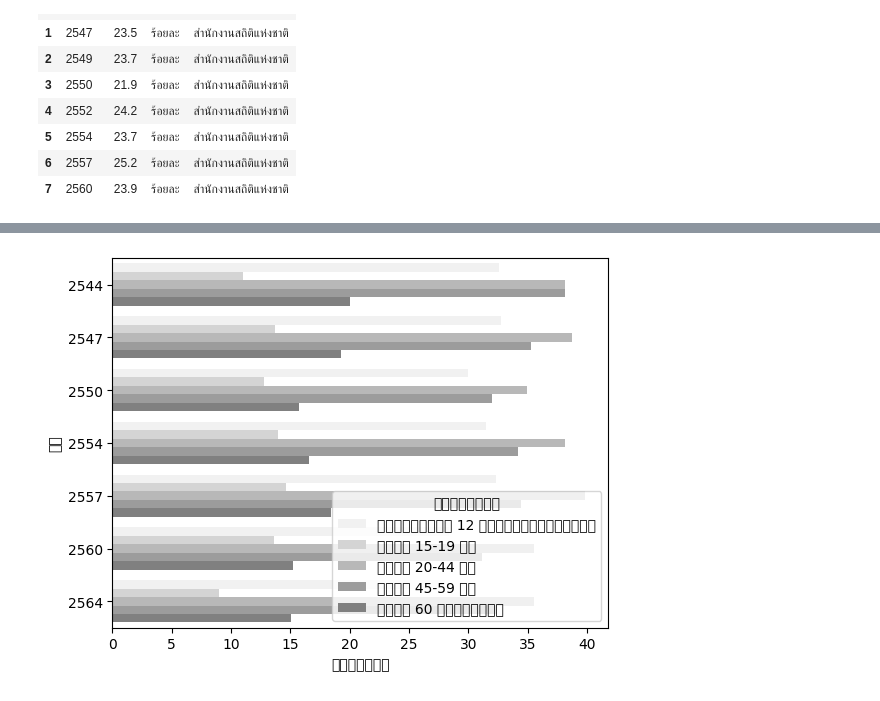
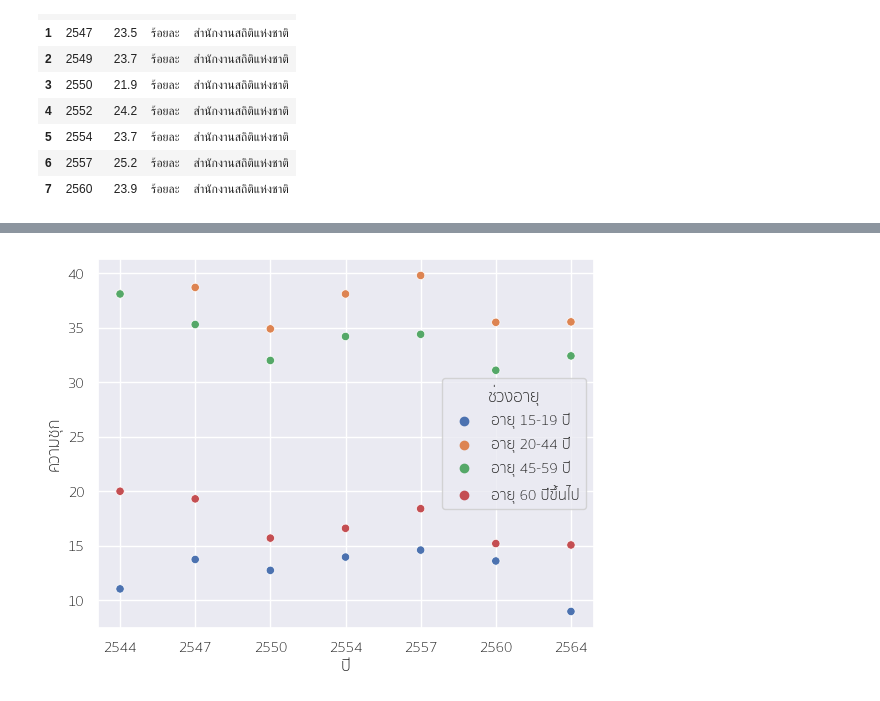
Before and after one commit to Zylink2/Machine_Learning_Project_2, a Jupyter notebook: Bank_draft.ipynb, the cells around one changed output, grey strips where cells are left out. Drawn from its saved outputs; the diff is of its cells as text; code cells hidden in the pictures.

```diff
--- a/Bank_draft.ipynb
+++ b/Bank_draft.ipynb
@@ -79,7 +79,8 @@ sns.regplot(x='year', y='value', data=preva2_raw, scatter=True, ci=None, color='
 # %%
-by_age = pd.read_csv('./files/ความชุกการดื่มสุราแยกตามอายุ.csv', skipfooter=1)
+by_age = pd.read_csv('./files/ความชุกการดื่มสุราแยกตามอายุ.csv', skipfooter=1, encoding='utf-8')
 by_age_melt = pd.melt(by_age, id_vars=['ช่วงอายุ'], var_name='ปี', value_name='ความชุก')
-by_age_melt
-# by_age
+by_age_revise = by_age_melt[by_age_melt['ช่วงอายุ'] != 'ผู้ดื่มใน 12 เดือนที่ผ่านมา']
+
+by_age_revise.head
 # %% [output]
 |  | ช่วงอายุ | ปี | ความชุก |
@@ -102,4 +92,5 @@ by_age_melt
 # %%
-sns.barplot(data = by_age_melt, y = 'ปี', x = 'ความชุก', hue='ช่วงอายุ', color='gray');
+sns.set_theme(font='Sukhumvit Set')
+sns.scatterplot(data = by_age_revise, x = 'ปี', y = 'ความชุก', hue='ช่วงอายุ');
 # %% [output]
-[figure, old version]
+[figure, new version]
```
Also changed, not shown: parts of 30 cells of this notebook, 1 other file.
